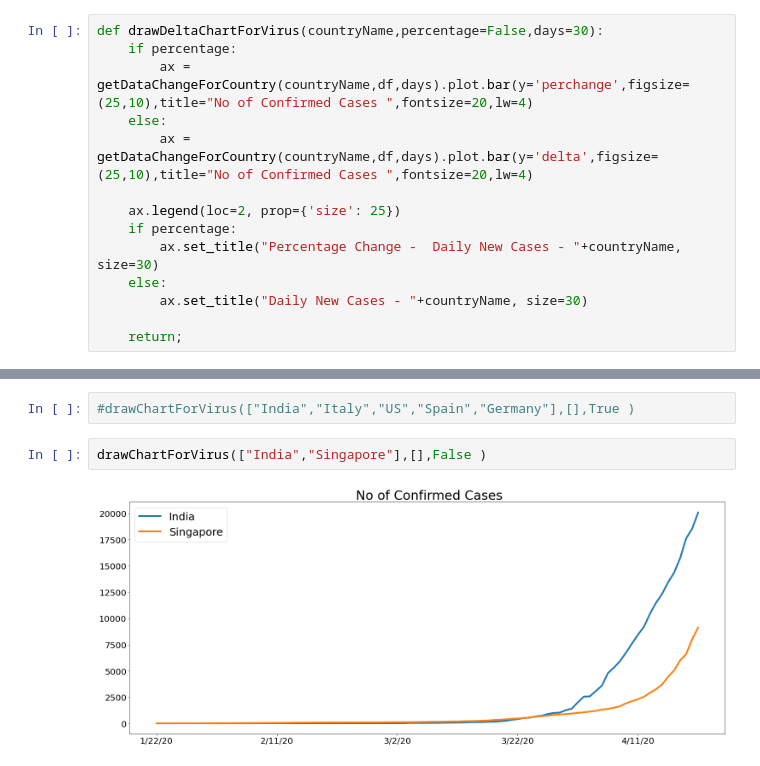
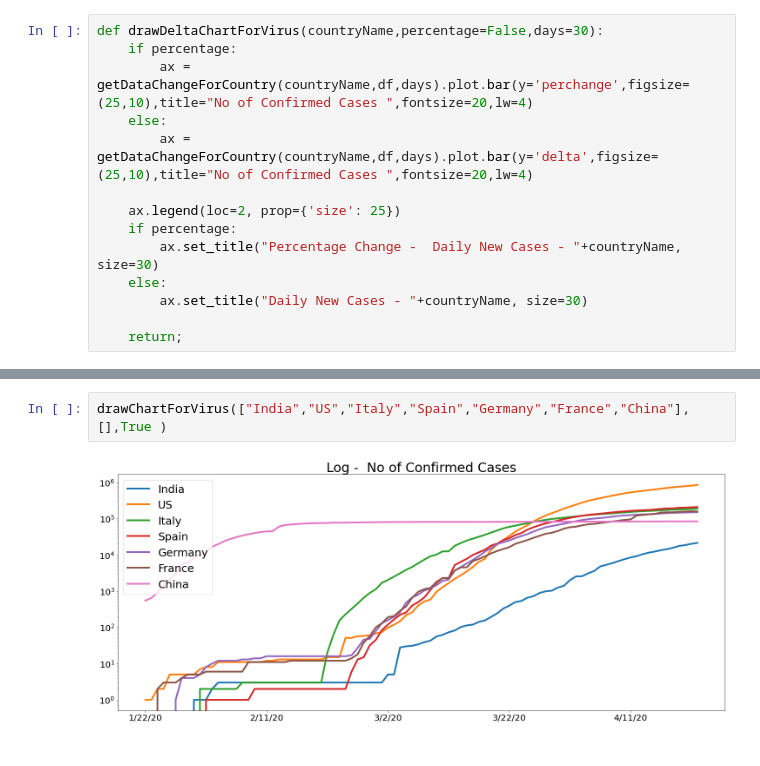
Before and after one commit to coolviki/corona_analysis, a Jupyter notebook: Corona_Analysis.ipynb, the cells around one changed output, grey strips where cells are left out. Cells and saved outputs as stored; diff of their text form.

```diff
--- a/Corona_Analysis.ipynb
+++ b/Corona_Analysis.ipynb
@@ -88,6 +83,4 @@ def drawDeltaChartForVirus(countryName,percentage=False,days=30):
 # %%
-#drawChartForVirus(["India","Italy","US","Spain","Germany"],[],True )
+drawChartForVirus(["India","US","Italy","Spain","Germany","France","China"],[],True )
+# %% [output]
+[figure, added]
-# %%
-drawChartForVirus(["India","Singapore"],[],False )
-# %% [output]
-[figure, removed]
```
Also changed, not shown: parts of 11 cells of this notebook.
